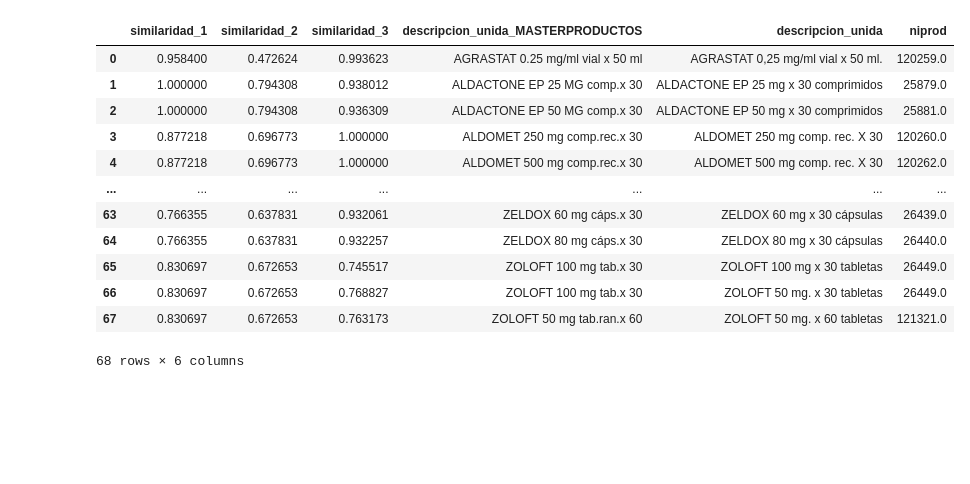
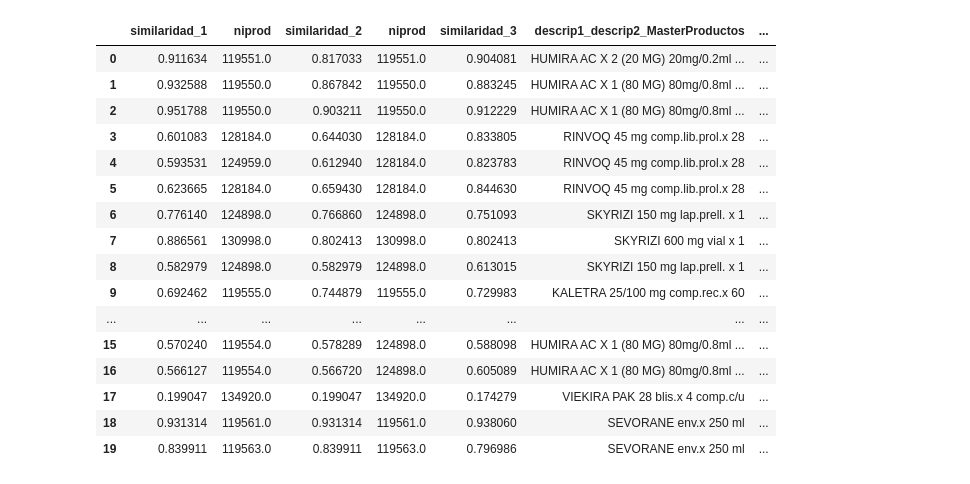
Before and after one commit to emmaSDNZ/digitalizacion_distriapp, a Jupyter notebook: backend/src/notebook/sentenceIA.ipynb, the cells around one changed output. Drawn from its saved outputs; the diff is of its cells as text; code cells hidden in the pictures; blank space fills up the shorter version.

```diff
--- a/backend/src/notebook/sentenceIA.ipynb
+++ b/backend/src/notebook/sentenceIA.ipynb
@@ -241,14 +374,15 @@ def get_embeddings(descriptions):
     descrip1: proviene del CSV FILTRADO DE LA MASTER
 """
 
-if laboratorio_coincidencias_df is not None:
-    proveedor_embeddings = get_embeddings(df_resultado_PROVEEDOR['DESCRIPCIÓN'])
-    laboratorio_embeddings = get_embeddings(laboratorio_coincidencias_df['descrip1'])
+if df_Laboratorio_MasterProducto_Filtrado is not None:
+    proveedor_embeddings = get_embeddings(df_resultado_PROVEEDOR['descrip1_descrip2_PROVEEDOR'])
+    laboratorio_embeddings = get_embeddings(df_Laboratorio_MasterProducto_Filtrado['descrip1_descrip2_MasterProductos'])
+
 
     matches = []
 
     for i, prov_row in df_resultado_PROVEEDOR.iterrows():
-        prov_desc = prov_row['DESCRIPCIÓN']
+        prov_desc = prov_row['descrip1_descrip2_PROVEEDOR']
 
         # Calculamos la similitud de coseno entre el producto proveedor y los productos del laboratorio
         cosine_similarities = cosine_similarity([proveedor_embeddings[i]], laboratorio_embeddings)
@@ -257,7 +391,7 @@ if laboratorio_coincidencias_df is not None:
         best_match_score = cosine_similarities.max()  # El puntaje de similitud
 
         match_info = prov_row.to_dict()
-        match_info.update(laboratorio_coincidencias_df.iloc[best_match_index].to_dict())
+        match_info.update(df_Laboratorio_MasterProducto_Filtrado.iloc[best_match_index].to_dict())
         match_info['similaridad'] = best_match_score
         matches.append(match_info)
 
@@ -270,8 +404,8 @@ if laboratorio_coincidencias_df is not None:
     print(f"\nCoincidencias encontradas: {len(df_matches_2[df_matches_2['similaridad'] > 0])}")
     print(df_matches_2)
 
-    productos_sin_coincidencia = laboratorio_coincidencias_df[~laboratorio_coincidencias_df['descrip1'].isin(
-        df_matches_2[df_matches_2['similaridad'] > 0]['descrip1']
+    productos_sin_coincidencia = df_Laboratorio_MasterProducto_Filtrado[~df_Laboratorio_MasterProducto_Filtrado['descrip1_descrip2_MasterProductos'].isin(
+        df_matches_2[df_matches_2['similaridad'] > 0]['descrip1_descrip2_MasterProductos']
     )]
 
     print(f"\nProductos del laboratorio sin coincidencias: {len(productos_sin_coincidencia)}")
@@ -350,14 +565,14 @@ def get_embeddings(descriptions):
     descrip1: proviene del CSV FILTRADO DE LA MASTER
 """
 
-if laboratorio_coincidencias_df is not None:
-    proveedor_embeddings = get_embeddings(df_resultado_PROVEEDOR['descripcion_unida'])
-    laboratorio_embeddings = get_embeddings(laboratorio_coincidencias_df['descripcion_unida_MASTERPRODUCTOS'])
+if df_Laboratorio_MasterProducto_Filtrado_match3 is not None:
+    proveedor_embeddings = get_embeddings(df_resultado_PROVEEDOR_match3['descrip1_descrip2_PROVEEDOR'])
+    laboratorio_embeddings = get_embeddings(df_Laboratorio_MasterProducto_Filtrado_match3['descrip1_descrip2_MasterProductos'])
 
     matches = []
 
-    for i, prov_row in df_resultado_PROVEEDOR.iterrows():
-        prov_desc = prov_row['descripcion_unida']
+    for i, prov_row in df_resultado_PROVEEDOR_match3.iterrows():
+        prov_desc = prov_row['descrip1_descrip2_PROVEEDOR']
 
         # Calculamos la similitud de coseno entre el producto proveedor y los productos del laboratorio
         cosine_similarities = cosine_similarity([proveedor_embeddings[i]], laboratorio_embeddings)
@@ -366,7 +581,7 @@ if laboratorio_coincidencias_df is not None:
         best_match_score = cosine_similarities.max()  # El puntaje de similitud
 
         match_info = prov_row.to_dict()
-        match_info.update(laboratorio_coincidencias_df.iloc[best_match_index].to_dict())
+        match_info.update(df_Laboratorio_MasterProducto_Filtrado_match3.iloc[best_match_index].to_dict())
         match_info['similaridad'] = best_match_score
         matches.append(match_info)
 
@@ -379,8 +594,8 @@ if laboratorio_coincidencias_df is not None:
     print(f"\nCoincidencias encontradas: {len(df_matches_3[df_matches_3['similaridad'] > 0])}")
     print(df_matches_3)
 
-    productos_sin_coincidencia = laboratorio_coincidencias_df[~laboratorio_coincidencias_df['descripcion_unida_MASTERPRODUCTOS'].isin(
-        df_matches_3[df_matches_3['similaridad'] > 0]['descripcion_unida_MASTERPRODUCTOS']
+    productos_sin_coincidencia = df_Laboratorio_MasterProducto_Filtrado_match3[~df_Laboratorio_MasterProducto_Filtrado_match3['descrip1_descrip2_MasterProductos'].isin(
+        df_matches_3[df_matches_3['similaridad'] > 0]['descrip1_descrip2_MasterProductos']
     )]
 
     print(f"\nProductos del laboratorio sin coincidencias: {len(productos_sin_coincidencia)}")
@@ -424,30 +623,34 @@ df_matches_3
 # %%
-import pandas as pd
+
 
 # Suponiendo que tienes los DataFrames df_matches, df_matches_2 y df_matches_3
-df1 = df_matches[["similaridad"]]
-df2 = df_matches_2[["similaridad"]]
-df3 = df_matches_3[["similaridad", "descripcion_unida_MASTERPRODUCTOS", "descripcion_unida", "niprod"]]
+df1 = df_matches[["similaridad", "niprod"]]
+df2 = df_matches_2[["similaridad", "niprod"]]
+df3 = df_matches_3[["similaridad", "descrip1_descrip2_MasterProductos", "descrip1_descrip2_PROVEEDOR", "niprod"]]
 
 # Concatenar los DataFrames a lo largo del eje de las columnas (axis=1)
 df_combined_similitud = pd.concat([df1, df2, df3], axis=1)
 
 # Renombrar las columnas de similaridad de cada DataFrame para diferenciarlas
-df_combined_similitud.columns = ['similaridad_1', 'similaridad_2', "similaridad_3",  "descripcion_unida_MASTERPRODUCTOS", "descripcion_unida", "niprod"]
+df_combined_similitud.columns = ['similaridad_1', "niprod", 'similaridad_2',"niprod", "similaridad_3",  "descrip1_descrip2_MasterProductos", "descrip1_descrip2_PROVEEDOR", "niprod"]
 
 # Imprimir el DataFrame combinado con los nuevos nombres de columna
-df_combined_similitud
+df_combined_similitud.head(20)
 # %% [output]
-|  | similaridad_1 | similaridad_2 | similaridad_3 | descripcion_unida_MASTERPRODUCTOS | descripcion_unida | niprod |
-| 0 | 0.958400 | 0.472624 | 0.993623 | AGRASTAT 0.25 mg/ml vial x 50 ml | AGRASTAT 0,25 mg/ml vial x 50 ml. | 120259.0 |
-| 1 | 1.000000 | 0.794308 | 0.938012 | ALDACTONE EP 25 MG comp.x 30 | ALDACTONE EP 25 mg x 30 comprimidos | 25879.0 |
-| 2 | 1.000000 | 0.794308 | 0.936309 | ALDACTONE EP 50 MG comp.x 30 | ALDACTONE EP 50 mg x 30 comprimidos | 25881.0 |
-| 3 | 0.877218 | 0.696773 | 1.000000 | ALDOMET 250 mg comp.rec.x 30 | ALDOMET 250 mg comp. rec. X 30 | 120260.0 |
-| 4 | 0.877218 | 0.696773 | 1.000000 | ALDOMET 500 mg comp.rec.x 30 | ALDOMET 500 mg comp. rec. X 30 | 120262.0 |
-| ... | ... | ... | ... | ... | ... | ... |
-| 63 | 0.766355 | 0.637831 | 0.932061 | ZELDOX 60 mg cáps.x 30 | ZELDOX 60 mg x 30 cápsulas | 26439.0 |
-| 64 | 0.766355 | 0.637831 | 0.932257 | ZELDOX 80 mg cáps.x 30 | ZELDOX 80 mg x 30 cápsulas | 26440.0 |
-| 65 | 0.830697 | 0.672653 | 0.745517 | ZOLOFT 100 mg tab.x 30 | ZOLOFT 100 mg x 30 tabletas | 26449.0 |
-| 66 | 0.830697 | 0.672653 | 0.768827 | ZOLOFT 100 mg tab.x 30 | ZOLOFT 50 mg. x 30 tabletas | 26449.0 |
-| 67 | 0.830697 | 0.672653 | 0.763173 | ZOLOFT 50 mg tab.ran.x 60 | ZOLOFT 50 mg. x 60 tabletas | 121321.0 |
+|  | similaridad_1 | niprod | similaridad_2 | niprod | similaridad_3 | descrip1_descrip2_MasterProductos | ... |
+| 0 | 0.911634 | 119551.0 | 0.817033 | 119551.0 | 0.904081 | HUMIRA AC X 2 (20 MG) 20mg/0.2ml ... | ... |
+| 1 | 0.932588 | 119550.0 | 0.867842 | 119550.0 | 0.883245 | HUMIRA AC X 1 (80 MG) 80mg/0.8ml ... | ... |
+| 2 | 0.951788 | 119550.0 | 0.903211 | 119550.0 | 0.912229 | HUMIRA AC X 1 (80 MG) 80mg/0.8ml ... | ... |
+| 3 | 0.601083 | 128184.0 | 0.644030 | 128184.0 | 0.833805 | RINVOQ 45 mg comp.lib.prol.x 28 | ... |
+| 4 | 0.593531 | 124959.0 | 0.612940 | 128184.0 | 0.823783 | RINVOQ 45 mg comp.lib.prol.x 28 | ... |
+| 5 | 0.623665 | 128184.0 | 0.659430 | 128184.0 | 0.844630 | RINVOQ 45 mg comp.lib.prol.x 28 | ... |
+| 6 | 0.776140 | 124898.0 | 0.766860 | 124898.0 | 0.751093 | SKYRIZI 150 mg lap.prell. x 1 | ... |
+| 7 | 0.886561 | 130998.0 | 0.802413 | 130998.0 | 0.802413 | SKYRIZI 600 mg vial x 1 | ... |
+| 8 | 0.582979 | 124898.0 | 0.582979 | 124898.0 | 0.613015 | SKYRIZI 150 mg lap.prell. x 1 | ... |
+| 9 | 0.692462 | 119555.0 | 0.744879 | 119555.0 | 0.729983 | KALETRA 25/100 mg comp.rec.x 60 | ... |
+| ... | ... | ... | ... | ... | ... | ... | ... |
+| 15 | 0.570240 | 119554.0 | 0.578289 | 124898.0 | 0.588098 | HUMIRA AC X 1 (80 MG) 80mg/0.8ml ... | ... |
+| 16 | 0.566127 | 119554.0 | 0.566720 | 124898.0 | 0.605089 | HUMIRA AC X 1 (80 MG) 80mg/0.8ml ... | ... |
+| 17 | 0.199047 | 134920.0 | 0.199047 | 134920.0 | 0.174279 | VIEKIRA PAK 28 blis.x 4 comp.c/u | ... |
+| 18 | 0.931314 | 119561.0 | 0.931314 | 119561.0 | 0.938060 | SEVORANE env.x 250 ml | ... |
+| 19 | 0.839911 | 119563.0 | 0.839911 | 119563.0 | 0.796986 | SEVORANE env.x 250 ml | ... |
-68 rows × 6 columns
```
Also changed, not shown: parts of 21 cells of this notebook, 20 other files.
